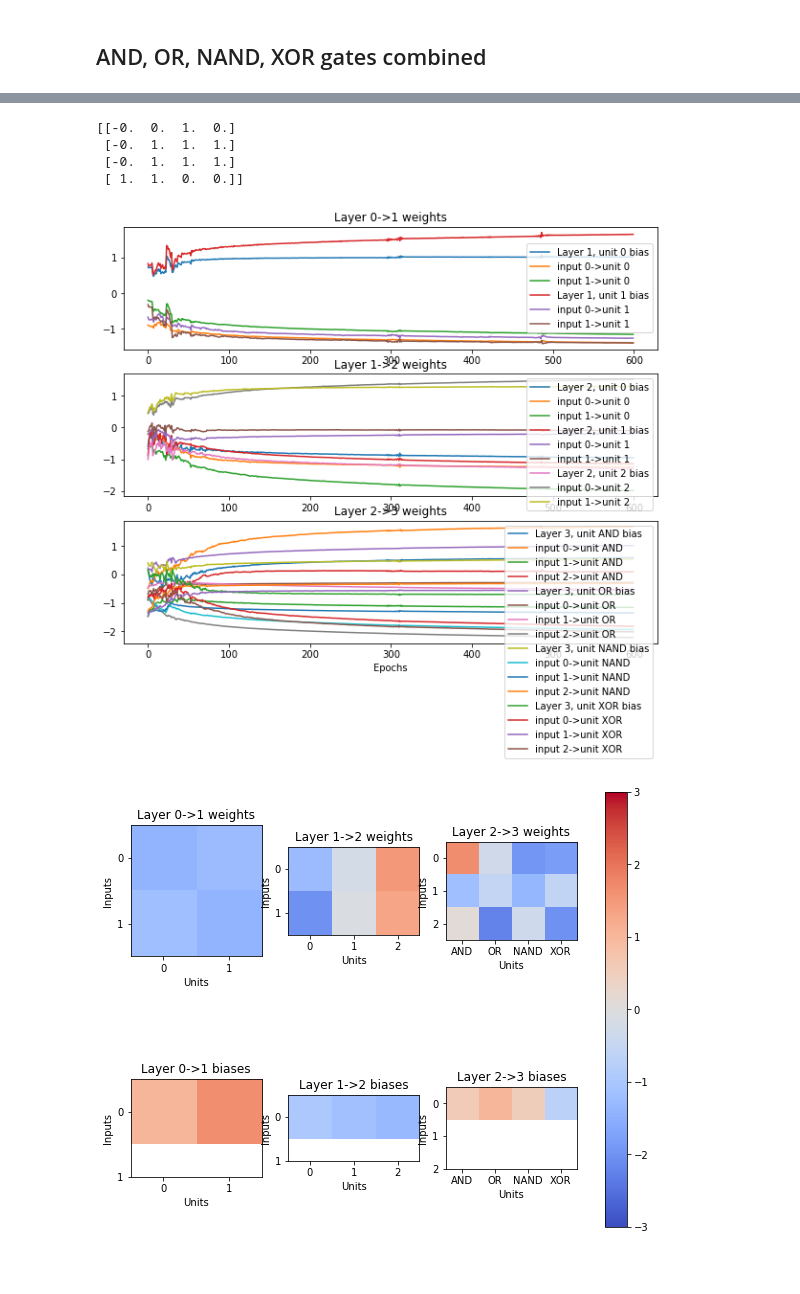
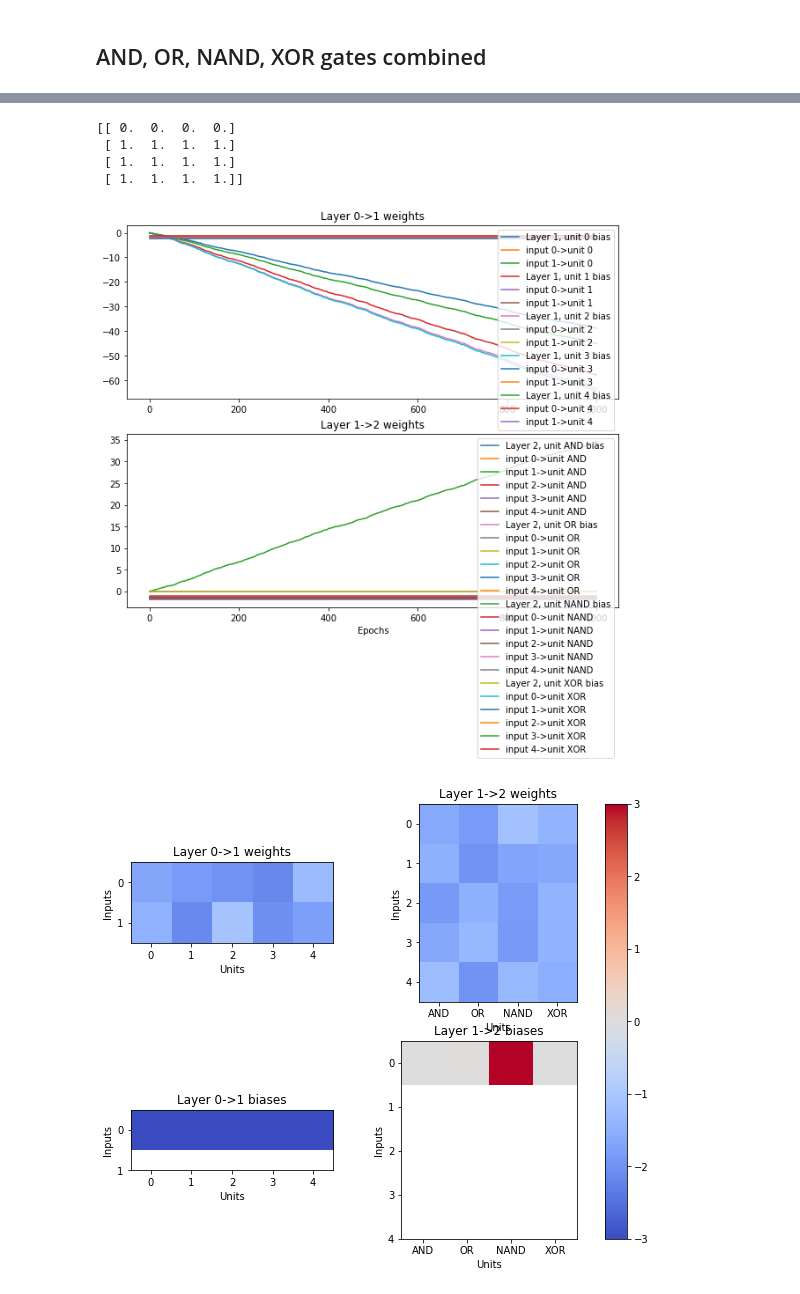
Before and after one commit to hazrmard/PoorMansNN, a Jupyter notebook: Learning logic gates.ipynb, the cells around one changed output, grey strips where cells are left out. Drawn from its saved outputs; the diff is of its cells as text; code cells hidden in the pictures; blank space fills up the shorter version.

Commit message:
modularized layers, higher dimensions, unit tests

```diff
--- a/Learning logic gates.ipynb
+++ b/Learning logic gates.ipynb
@@ -203,16 +153,13 @@ plotFinalWeights(n, whist, ['XOR'])
 ## AND, OR, NAND, XOR gates combined
 # %%
 batchsize = 20
-epochs = 600
-layers = [2, 2, 3, 4]
-activations = [act.tanh] * (len(layers) - 1)
-dactivations = [act.dtanh] * (len(layers) - 1)
-error = err.squared
-derror = err.dsquared
-rate = 0.5
-optimizer = opt.Optimizer(rate)
+epochs = 1000
+layers = [Layer((5,), (2,), act.Tanh()), Layer((4,), (5,), act.Tanh())]
+error = loss.SquaredLoss()
+rate = 0.1
+optimizer = opt.Momentum(rate, 0.3)
 
-n = NN(layers, activations=activations, dactivations=dactivations, error=error, derror=derror, optimizer=optimizer)
+n = NN(layers, error=error, optimizer=optimizer)
 
 X = np.array([[0,0],
              [0,1],
@@ -233,6 +180,6 @@ plotFinalWeights(n, whist, ['AND', 'OR', 'NAND', 'XOR'])
-[[-0.  0.  1.  0.]
- [-0.  1.  1.  1.]
- [-0.  1.  1.  1.]
- [ 1.  1.  0.  0.]]
+[[ 0.  0.  0.  0.]
+ [ 1.  1.  1.  1.]
+ [ 1.  1.  1.  1.]
+ [ 1.  1.  1.  1.]]
-[figure, old version]
+[figure, new version]
-[figure, old version]
+[figure, new version]
```
Also changed, not shown: parts of 7 cells of this notebook, 7 other files.
